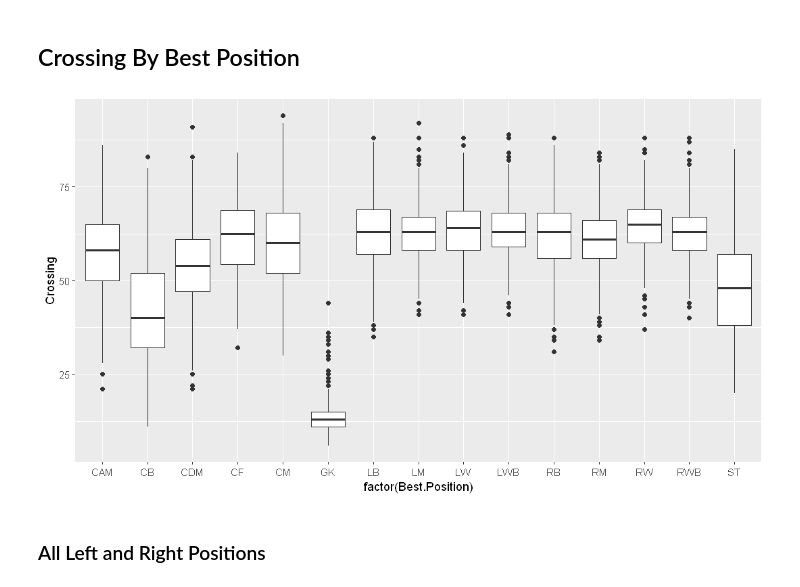
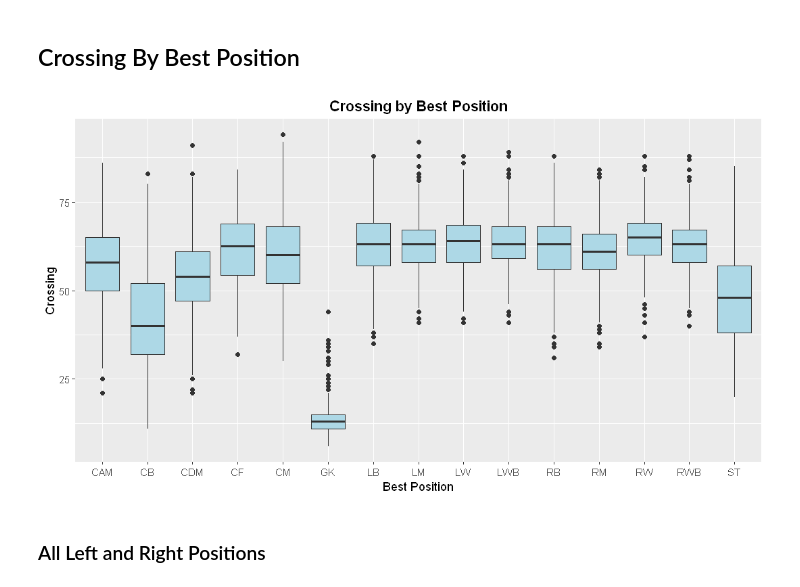
Before and after one commit to YoNG-Zaii/MH3511-FIFA-Analysis, a Jupyter notebook: GY ANOVA Crossing.ipynb, the cells around one changed output. Drawn from its saved outputs; the diff is of its cells as text; code cells hidden in the pictures.

Commit message:
update: relevant crossing plots

```diff
--- a/GY ANOVA Crossing.ipynb
+++ b/GY ANOVA Crossing.ipynb
@@ -47,9 +82,11 @@ colnames(players)
 # %%
 options(repr.plot.width=9, repr.plot.height=5)
 df <- players[,c('Best.Position', 'Crossing')]
-ggplot(df,  aes(x=factor(Best.Position), y=Crossing)) + geom_boxplot()
+ggplot(df,  aes(x=factor(Best.Position), y=Crossing)) + geom_boxplot(fill='lightblue') +
+ggtitle('Crossing by Best Position') + theme(plot.title = element_text(hjust = 0.5, face='bold')) +
+xlab('Best Position') + ylab('Crossing')
 # %% [output]
-[figure, old version]
+[figure, new version]
 # %% [markdown]
 ### All Left and Right Positions
 # %%
```
Also changed, not shown: parts of 10 cells of this notebook.
